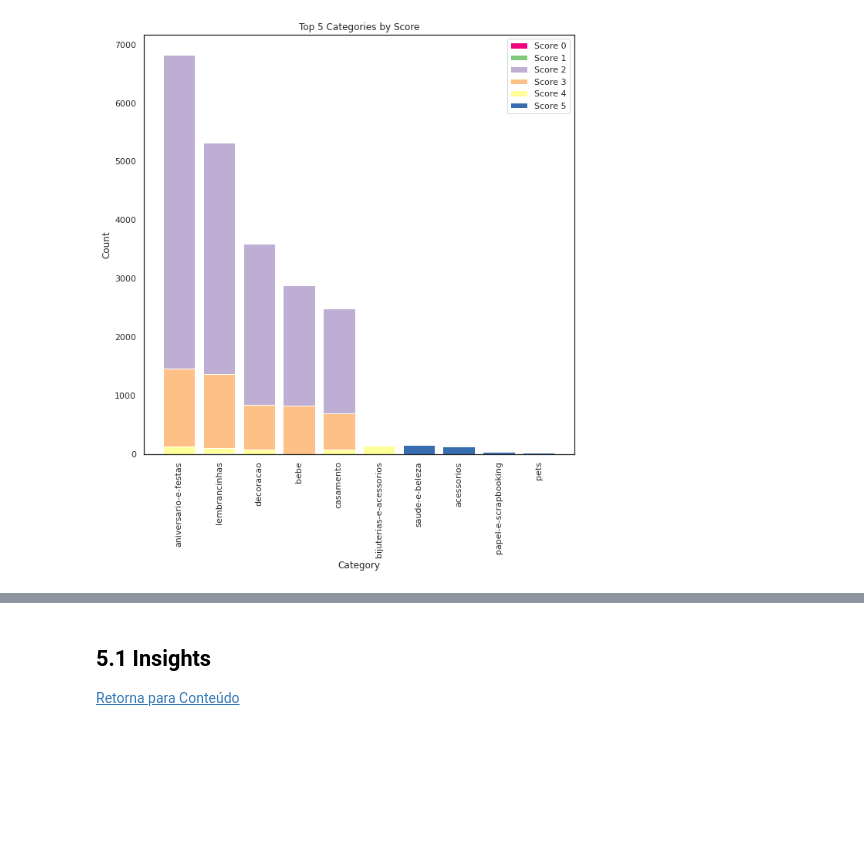
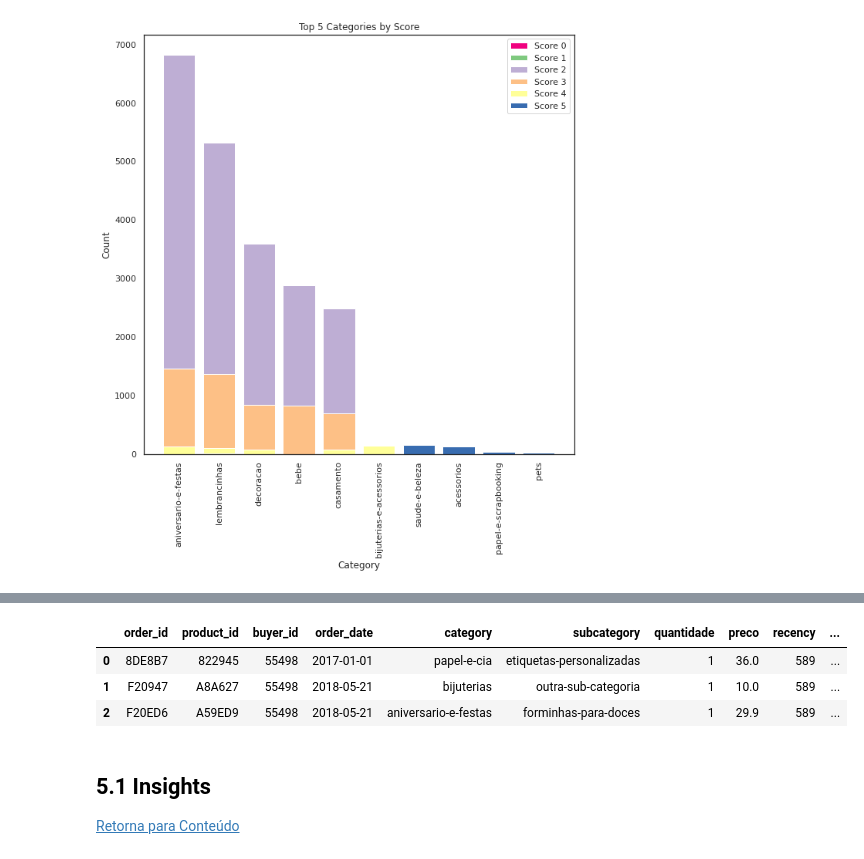
Before and after one commit to pathilink/elo7_mkt_case, a Jupyter notebook: notebook/elo7_mkt_case.ipynb, the cells around one changed output, grey strips where cells are left out. Cells and saved outputs as stored; diff of their text form; code cells hidden in the pictures; blank space fills up the shorter version.

```diff
--- a/notebook/elo7_mkt_case.ipynb
+++ b/notebook/elo7_mkt_case.ipynb
@@ -737,0 +740,2 @@ plt.show()
+# %%
+df_cohort = df_analysis.copy()
@@ -738,3 +822,10 @@ plt.show()
+# %%
+df_cohort.query('buyer_id == "55498"')
+# %% [output]
+|  | order_id | product_id | buyer_id | order_date | category | subcategory | quantidade | preco | recency | ... |
+| 0 | 8DE8B7 | 822945 | 55498 | 2017-01-01 | papel-e-cia | etiquetas-personalizadas | 1 | 36.0 | 589 | ... |
+| 1 | F20947 | A8A627 | 55498 | 2018-05-21 | bijuterias | outra-sub-categoria | 1 | 10.0 | 589 | ... |
+| 2 | F20ED6 | A59ED9 | 55498 | 2018-05-21 | aniversario-e-festas | forminhas-para-doces | 1 | 29.9 | 589 | ... |
 # %% [markdown]
 ## 5.1 Insights
 [Retorna para Conteúdo](#Conteúdo)
```
Also changed, not shown: parts of 13 cells of this notebook.
